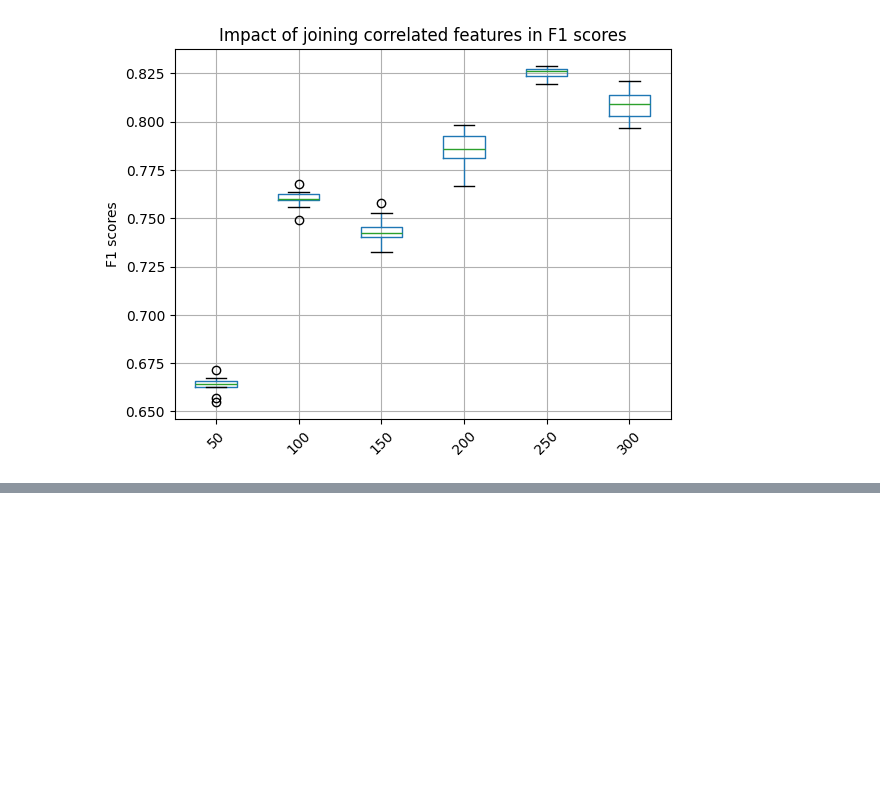
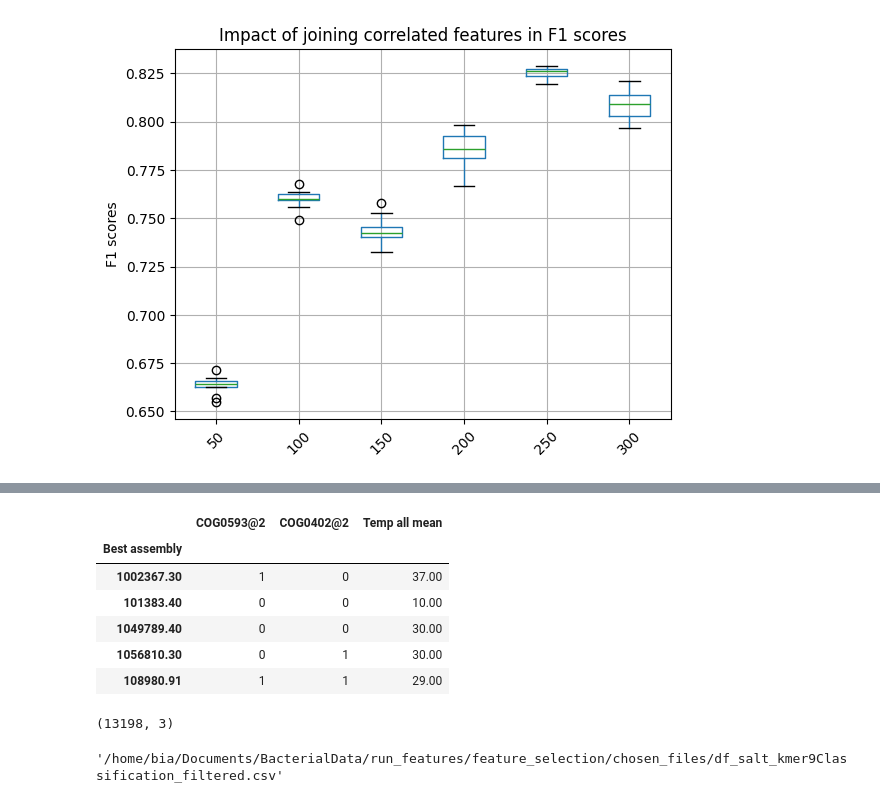
Before and after one commit to ProfHeydeFranca/BacterialData, a Jupyter notebook: run_features/scripts/feature_selection_Aris_methods.ipynb, the cells around one changed output, grey strips where cells are left out. Drawn from its saved outputs; the diff is of its cells as text; code cells hidden in the pictures; blank space fills up the shorter version.

```diff
--- a/run_features/scripts/feature_selection_Aris_methods.ipynb
+++ b/run_features/scripts/feature_selection_Aris_methods.ipynb
@@ -475,0 +546,15 @@ plt.show();
+# %%
+#Load input file with RFE's list of importance scores
+
+#Input2
+path2 = '/home/bia/Documents/BacterialData/run_features/feature_selection/'
+file2 = path2 + 'df_' + abiotic_factor + '_' + feature + '/Importance_scores_RFE_Salt_Bia.tsv'
+
+file2
+
+df_scores = pd.read_csv(file2, sep = '\t')
+# Set the 'Feature' column as the index
+df_scores.set_index('Feature', inplace=True)
+
+df_scores.head()
+df_scores.shape
@@ -475,0 +571,31 @@ plt.show();
+# %%
+# Filter df2 for features with Importance_score == 1
+important_features = df_scores[df_scores['Importance_score'] == 1].index
+
+# Select the corresponding columns in df1 based on these features
+df_filtered = df[important_features]
+
+# Get the last column of df1
+last_col = df.iloc[:, -1]
+
+# Add the last column to df_filtered (use concat to combine along columns)
+df_filtered = pd.concat([df_filtered, last_col], axis=1)
+
+df_filtered.head()
+df_filtered.shape
+# %% [output]
+|  | COG0593@2 | COG0402@2 | Temp all mean |
+| Best assembly |  |  |  |
+| 1002367.30 | 1 | 0 | 37.00 |
+| 101383.40 | 0 | 0 | 10.00 |
+| 1049789.40 | 0 | 0 | 30.00 |
+| 1056810.30 | 0 | 1 | 30.00 |
+| 108980.91 | 1 | 1 | 29.00 |
+(13198, 3)
+# %%
+output_file
+
+# Save the DataFrame to a CSV file, keeping the index
+df_filtered.to_csv(output_file, index=True)
+# %% [output]
+'/home/bia/Documents/BacterialData/run_features/feature_selection/chosen_files/df_salt_kmer9Classification_filtered.csv'
```
Also changed, not shown: parts of 4 cells of this notebook, 1 other file.
